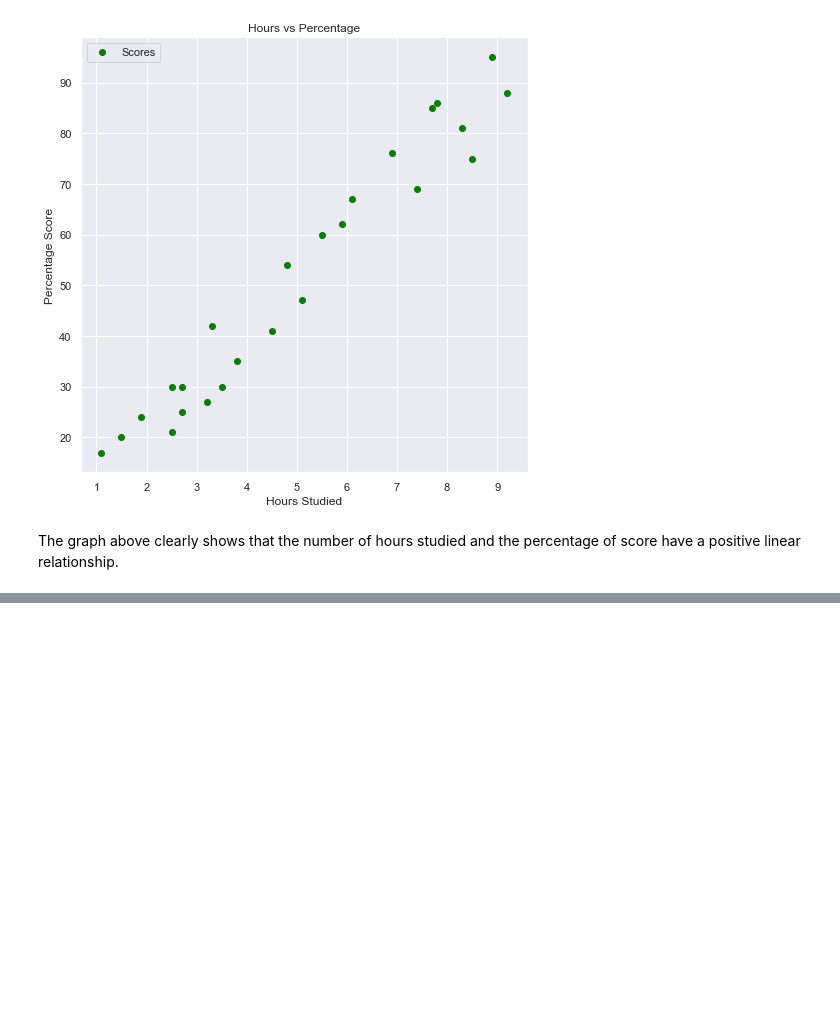
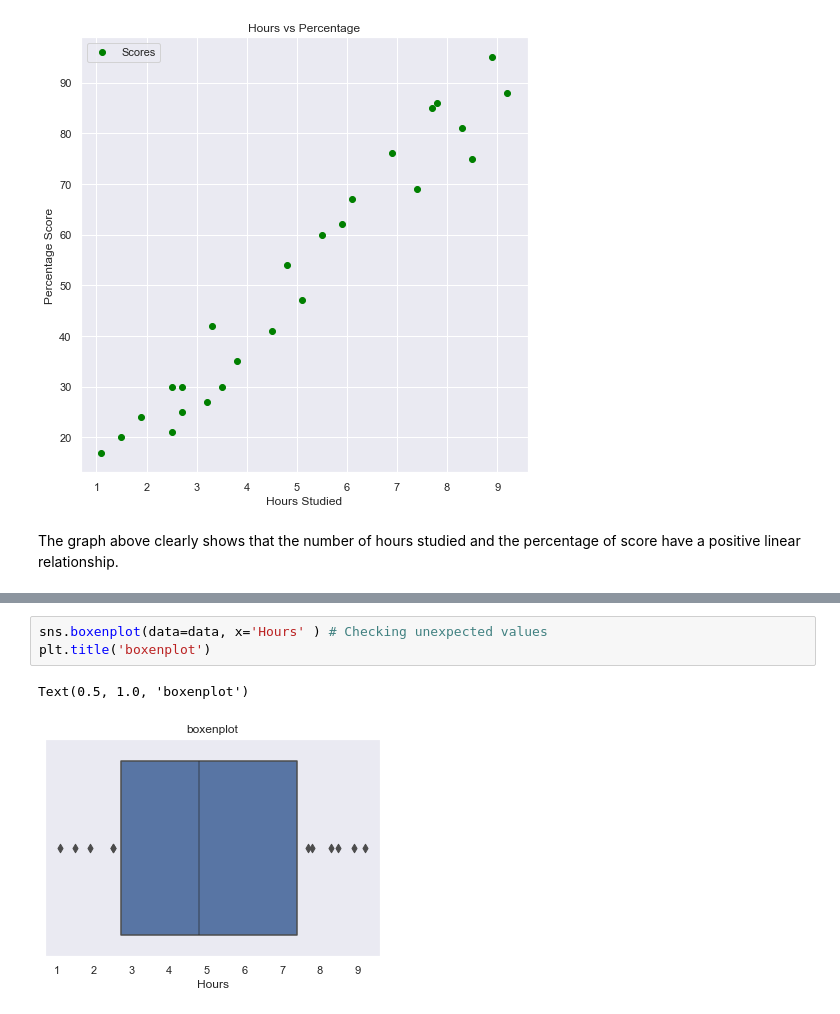
Before and after one commit to Rasel-25/ML, a Jupyter notebook: Classification/GRIP_Task/Study_Hours.ipynb, the cells around one changed output, grey strips where cells are left out. Cells and saved outputs as stored; diff of their text form; blank space fills up the shorter version.

```diff
--- a/Classification/GRIP_Task/Study_Hours.ipynb
+++ b/Classification/GRIP_Task/Study_Hours.ipynb
@@ -105,0 +130,6 @@ The graph above clearly shows that the number of hours studied and the percentag
+# %%
+sns.boxenplot(data=data, x='Hours' ) # Checking unexpected values
+plt.title('boxenplot')
+# %% [output]
+Text(0.5, 1.0, 'boxenplot')
+[figure, added]
```
Also changed, not shown: parts of 23 cells of this notebook.
